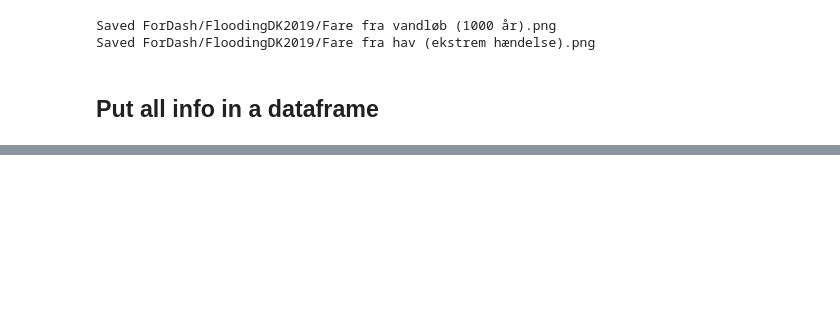
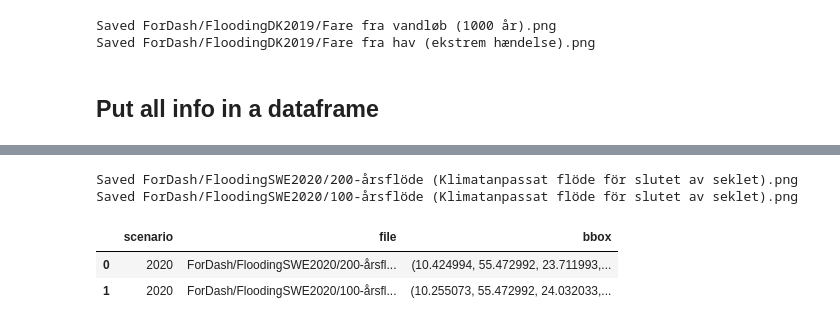
Before and after one commit to VeraPatricio/floodingDK, a Jupyter notebook: DownloadDataForDash.ipynb, the cells around one changed output, grey strips where cells are left out. Drawn from its saved outputs; the diff is of its cells as text; code cells hidden in the pictures; blank space fills up the shorter version.

Commit message:
swedish data

```diff
--- a/DownloadDataForDash.ipynb
+++ b/DownloadDataForDash.ipynb
@@ -466,0 +475,6 @@ df_png.tail(100)
+# %%
+url_swe = 'https://gisapp.msb.se/arcgis/services/Oversvamningskarteringar/karteringar/MapServer'
+wms_swe= WebMapService(url_swe+'/WMSServer')
+
+for layer_nb in wms_swe.contents:
+    print('%s %40s %s'%(layer_nb,wms[layer_nb].title,wms[layer_nb].crsOptions))
@@ -466,0 +498,32 @@ df_png.tail(100)
+# %%
+# Create path
+dir_path = 'ForDash/FloodingSWE2020/'
+if not os.path.exists(dir_path):
+    os.makedirs(dir_path)
+
+# save info
+file_scenario_list = []
+file_name_list = []
+bbox_list = []
+
+file_name,bbox = download_image(url_swe,layer='12',size=(4000,4000),crs='EPSG:4326',dir_path='ForDash/FloodingSWE2020/')
+file_scenario_list.append('2020')
+file_name_list.append(file_name)
+bbox_list.append(bbox)
+
+file_name,bbox = download_image(url_swe,layer='13',size=(4000,4000),crs='EPSG:4326',dir_path='ForDash/FloodingSWE2020/')
+file_scenario_list.append('2020')
+file_name_list.append(file_name)
+bbox_list.append(bbox)
+
+df_png = pd.DataFrame({'scenario':file_scenario_list,
+                       'file':file_name_list,
+                       'bbox':bbox_list})
+df_png.to_csv('png_file_list_swe')
+df_png.tail(100)
+# %% [output]
+Saved ForDash/FloodingSWE2020/200-årsflöde (Klimatanpassat flöde för slutet av seklet).png
+Saved ForDash/FloodingSWE2020/100-årsflöde (Klimatanpassat flöde för slutet av seklet).png
+|  | scenario | file | bbox |
+| 0 | 2020 | ForDash/FloodingSWE2020/200-årsfl... | (10.424994, 55.472992, 23.711993,... |
+| 1 | 2020 | ForDash/FloodingSWE2020/100-årsfl... | (10.255073, 55.472992, 24.032033,... |
```
Also changed, not shown: parts of 8 cells of this notebook, 3 other files.
